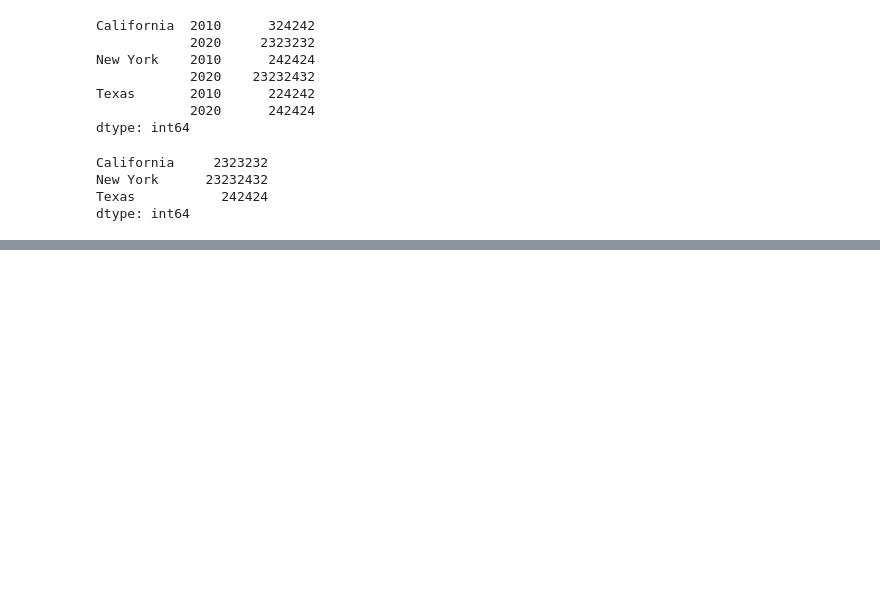
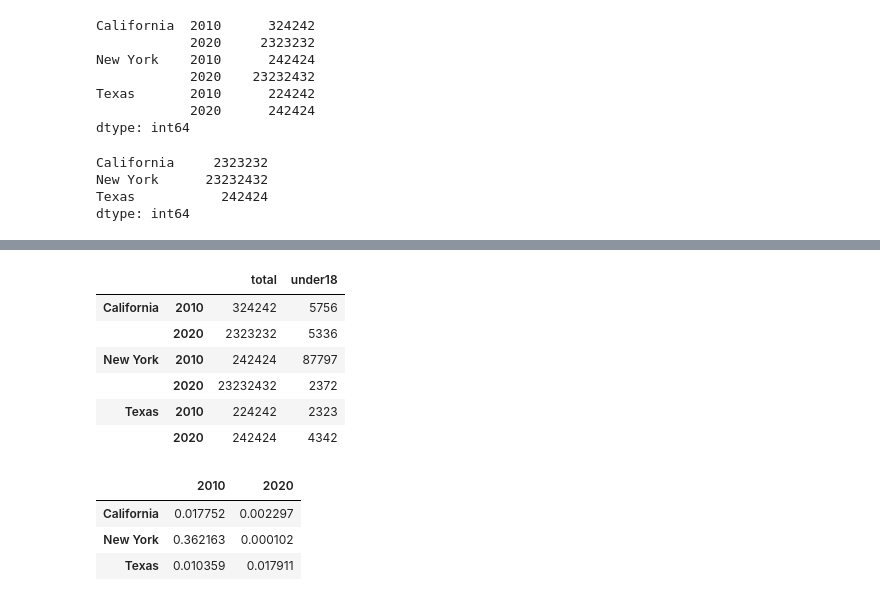
Before and after one commit to aradatascience/arads-Python-workspace, a Jupyter notebook: jupyter_04_pandas.ipynb, the cells around one changed output, grey strips where cells are left out. Drawn from its saved outputs; the diff is of its cells as text; code cells hidden in the pictures; blank space fills up the shorter version.

```diff
--- a/jupyter_04_pandas.ipynb
+++ b/jupyter_04_pandas.ipynb
@@ -787,0 +806,21 @@ dtype: int64
+# %%
+# dodanie wymiaru
+pop_df = pd.DataFrame({'total': pop,
+                       'under18': [5756, 5336, 87797, 2372, 2323, 4342]})
+pop_df
+# %% [output]
+|  |  | total | under18 |
+| California | 2010 | 324242 | 5756 |
+|  | 2020 | 2323232 | 5336 |
+| New York | 2010 | 242424 | 87797 |
+|  | 2020 | 23232432 | 2372 |
+| Texas | 2010 | 224242 | 2323 |
+|  | 2020 | 242424 | 4342 |
+# %%
+f_u18 = pop_df['under18'] / pop_df['total']
+f_u18.unstack()
+# %% [output]
+|  | 2010 | 2020 |
+| California | 0.017752 | 0.002297 |
+| New York | 0.362163 | 0.000102 |
+| Texas | 0.010359 | 0.017911 |
```
Also changed, not shown: parts of 21 cells of this notebook.
